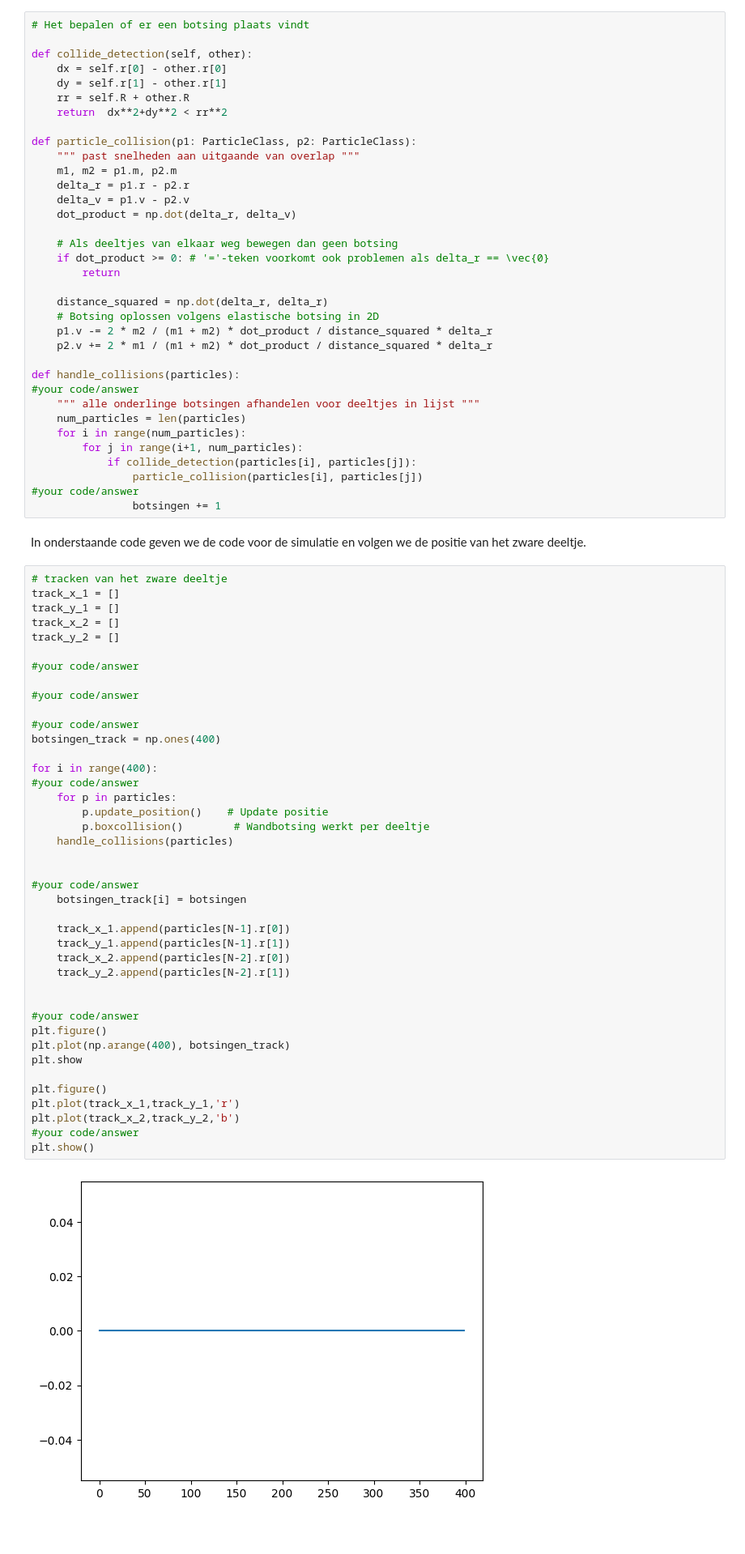
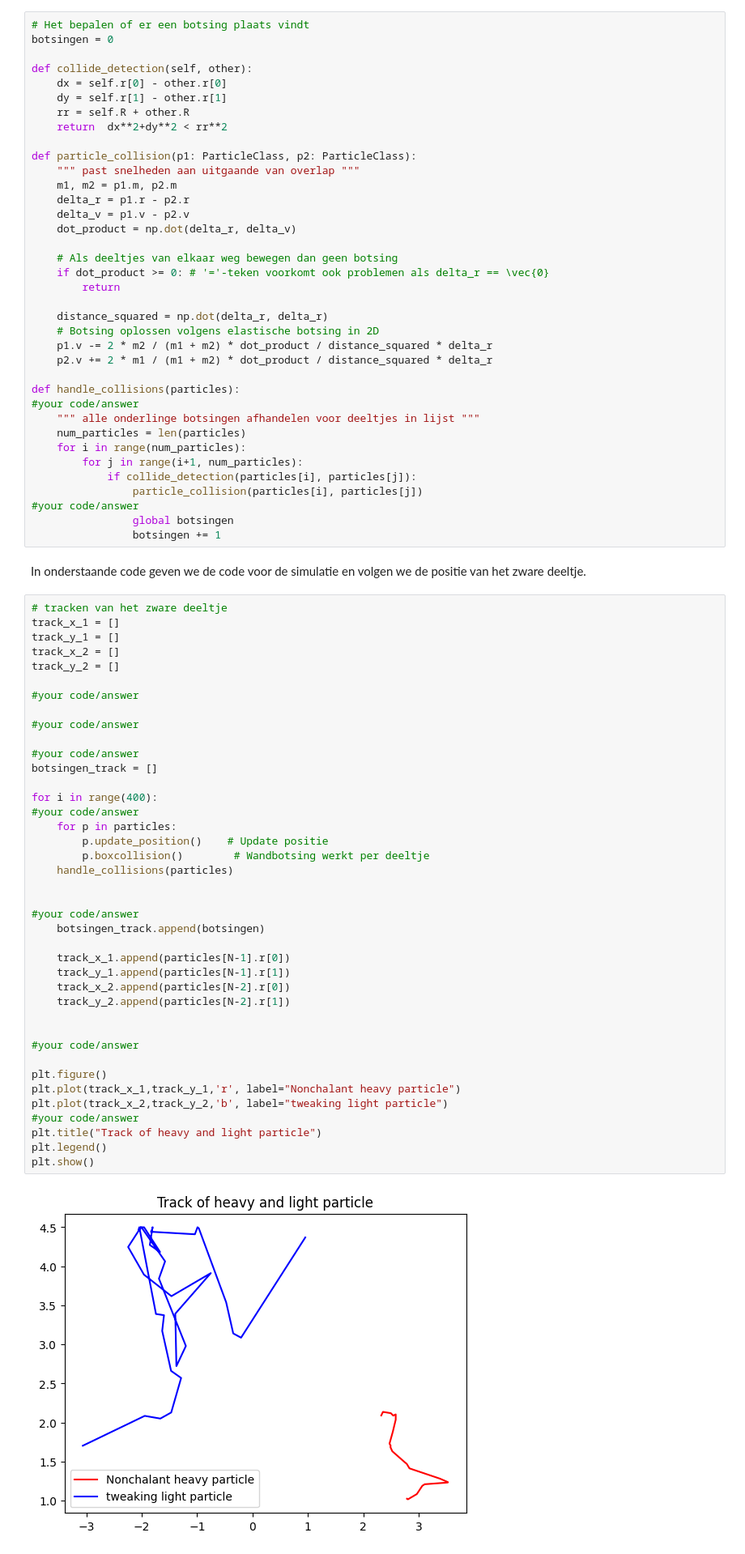
Before and after one commit to ebepolman-bit/Ebun, a Jupyter notebook: Content/PySim/4_brownianmotion.ipynb, the cells around one changed output. Shown at 81% size. Saved outputs shown, nothing was run; the diff lists cells and outputs as text; blank space fills up the shorter version.

```diff
--- a/Content/PySim/4_brownianmotion.ipynb
+++ b/Content/PySim/4_brownianmotion.ipynb
@@ -123,6 +123,7 @@ de code maakt een pijltje op de positie van elk deeltje met wat de snelheid is
 We gaan nu de functies van de simulatie weer aanroepen:
 # %%
 # Het bepalen of er een botsing plaats vindt
+botsingen = 0
 
 def collide_detection(self, other):
     dx = self.r[0] - other.r[0]
@@ -155,6 +156,7 @@ def handle_collisions(particles):
             if collide_detection(particles[i], particles[j]):
                 particle_collision(particles[i], particles[j])
 #your code/answer
+                global botsingen
                 botsingen += 1
 # %% [markdown]
 In onderstaande code geven we de code voor de simulatie en volgen we de positie van het zware deeltje.
@@ -166,38 +168,37 @@ track_x_2 = []
 track_y_2 = []
 
 #your code/answer
 
 #your code/answer
 
 #your code/answer
-botsingen_track = np.ones(400)
+botsingen_track = []
 
 for i in range(400):
 #your code/answer
     for p in particles:
         p.update_position()    # Update positie
         p.boxcollision()        # Wandbotsing werkt per deeltje
     handle_collisions(particles)
 
 
 #your code/answer
-    botsingen_track[i] = botsingen
+    botsingen_track.append(botsingen)
 
     track_x_1.append(particles[N-1].r[0])
     track_y_1.append(particles[N-1].r[1])
     track_x_2.append(particles[N-2].r[0])
     track_y_2.append(particles[N-2].r[1])
 
 
 #your code/answer
-plt.figure()
-plt.plot(np.arange(400), botsingen_track)
-plt.show
 
 plt.figure()
-plt.plot(track_x_1,track_y_1,'r')
-plt.plot(track_x_2,track_y_2,'b')
+plt.plot(track_x_1,track_y_1,'r', label="Nonchalant heavy particle")
+plt.plot(track_x_2,track_y_2,'b', label="tweaking light particle")
 #your code/answer
+plt.title("Track of heavy and light particle")
+plt.legend()
 plt.show()
 # %% [output]
-[figure, old version]
+[figure, new version]
```
Also changed, not shown: parts of 3 cells of this notebook.
